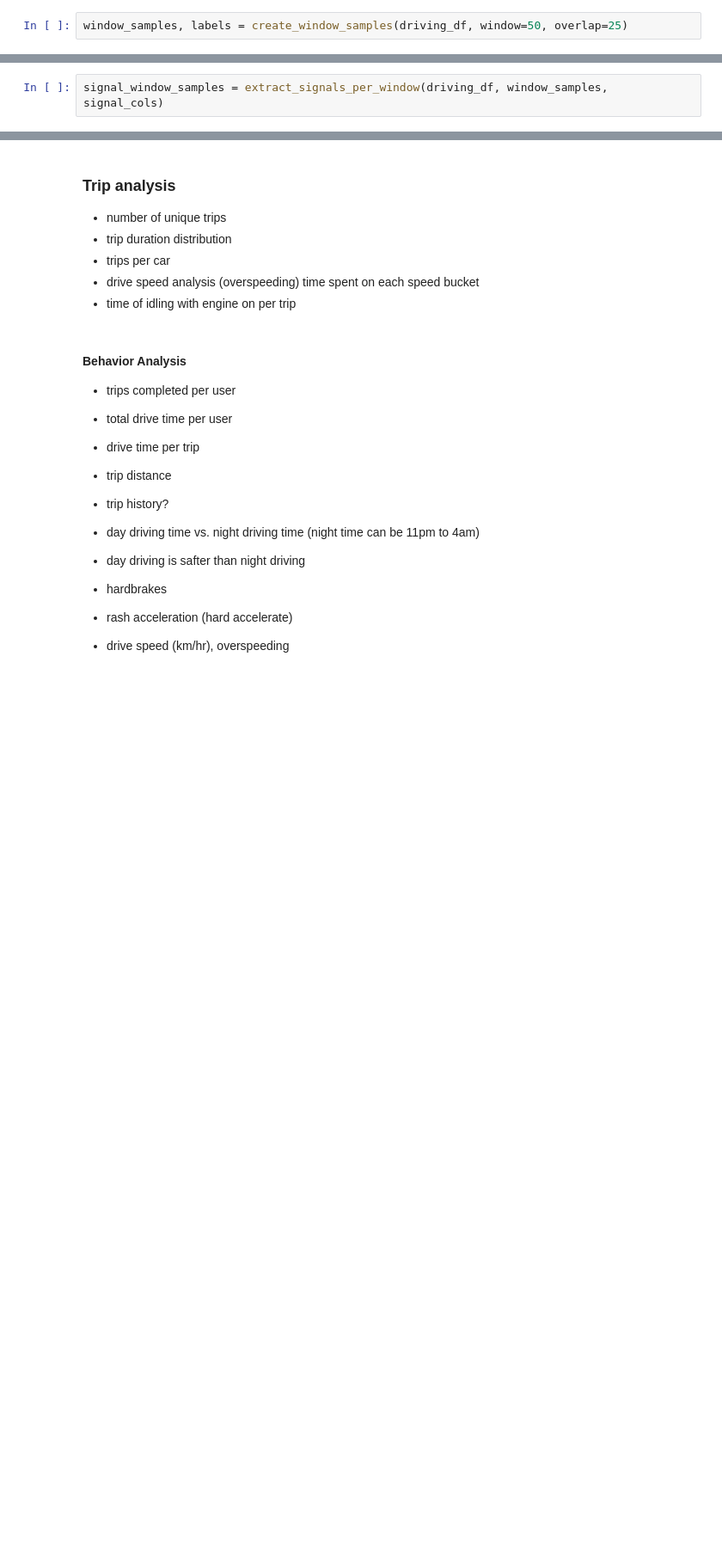
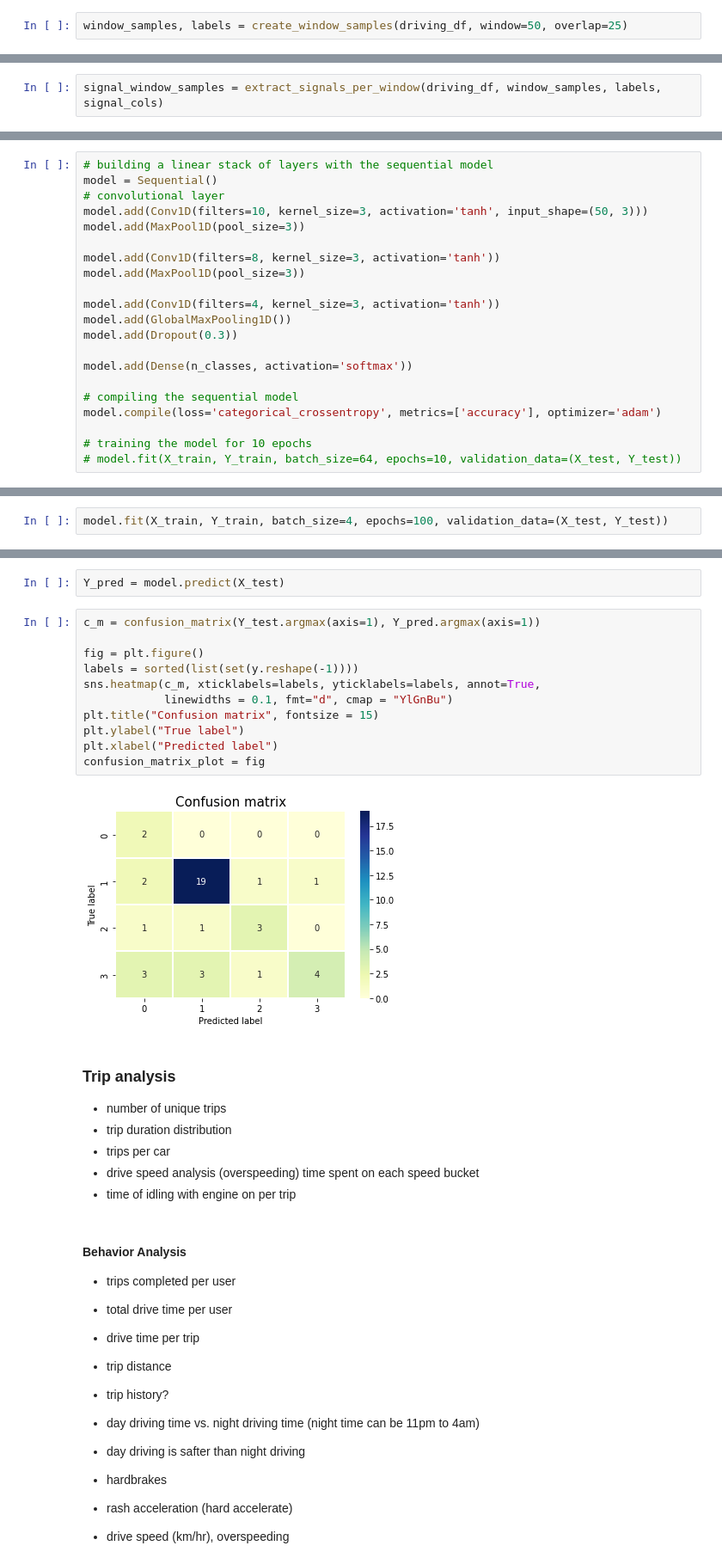
Before and after one commit to qirun-chen/getting-into-telematics, a Jupyter notebook: Driver identification prediction.ipynb, the cells around one changed output, grey strips where cells are left out. Shown at 86% size. Saved outputs shown, nothing was run; the diff lists cells and outputs as text; blank space fills up the shorter version.

```diff
--- a/Driver identification prediction.ipynb
+++ b/Driver identification prediction.ipynb
@@ -181,5 +243,5 @@ def extract_signals_per_window(df, window_samples, target_cols):
 
     return np.asarray(signal_window_samples_list)
 # %%
-signal_window_samples = extract_signals_per_window(driving_df, window_samples, signal_cols)
+signal_window_samples = extract_signals_per_window(driving_df, window_samples, labels, signal_cols)
 # %%
@@ -188,0 +284,21 @@ signal_window_samples.shape
+# %%
+# building a linear stack of layers with the sequential model
+model = Sequential()
+# convolutional layer
+model.add(Conv1D(filters=10, kernel_size=3, activation='tanh', input_shape=(50, 3)))
+model.add(MaxPool1D(pool_size=3))
+
+model.add(Conv1D(filters=8, kernel_size=3, activation='tanh'))
+model.add(MaxPool1D(pool_size=3))
+
+model.add(Conv1D(filters=4, kernel_size=3, activation='tanh'))
+model.add(GlobalMaxPooling1D())
+model.add(Dropout(0.3))
+
+model.add(Dense(n_classes, activation='softmax'))
+
+# compiling the sequential model
+model.compile(loss='categorical_crossentropy', metrics=['accuracy'], optimizer='adam')
+
+# training the model for 10 epochs
+# model.fit(X_train, Y_train, batch_size=64, epochs=10, validation_data=(X_test, Y_test))
@@ -188,0 +325,2 @@ signal_window_samples.shape
+# %%
+model.fit(X_train, Y_train, batch_size=4, epochs=100, validation_data=(X_test, Y_test))
@@ -189,3 +345,18 @@ signal_window_samples.shape
+# %%
+Y_pred = model.predict(X_test)
+# %%
+c_m = confusion_matrix(Y_test.argmax(axis=1), Y_pred.argmax(axis=1))
+
+fig = plt.figure()
+labels = sorted(list(set(y.reshape(-1))))
+sns.heatmap(c_m, xticklabels=labels, yticklabels=labels, annot=True,
+            linewidths = 0.1, fmt="d", cmap = "YlGnBu")
+plt.title("Confusion matrix", fontsize = 15)
+plt.ylabel("True label")
+plt.xlabel("Predicted label")
+confusion_matrix_plot = fig
+# %% [output]
+[figure, added]
 # %% [markdown]
 ### Trip analysis
 - number of unique trips
```
Also changed, not shown: parts of 20 cells of this notebook.
